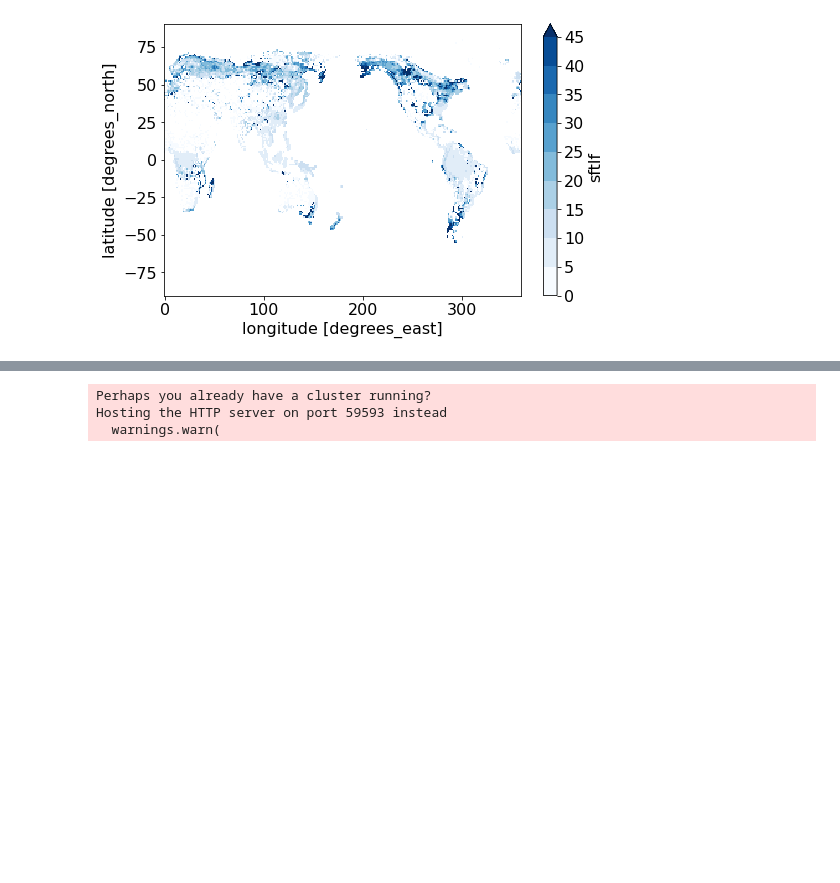
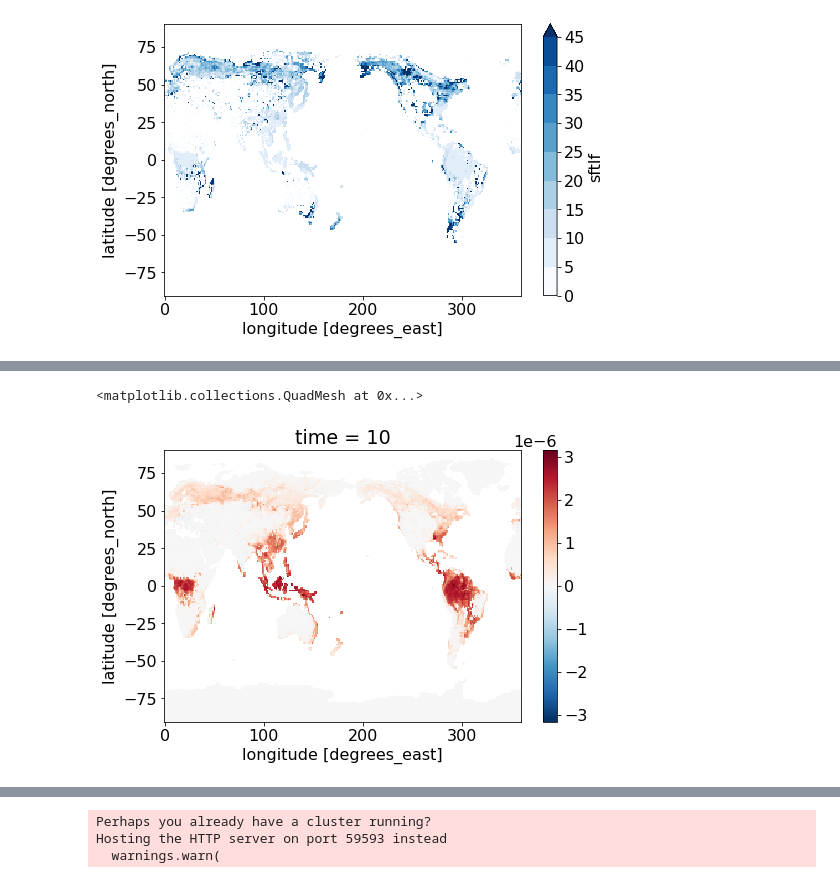
Before and after one commit to ckoven/flat10, a Jupyter notebook: flat10-analysis.ipynb, the cells around one changed output, grey strips where cells are left out. Saved outputs shown, nothing was run; the diff lists cells and outputs as text; code cells hidden in the pictures; blank space fills up the shorter version.

```diff
--- a/flat10-analysis.ipynb
+++ b/flat10-analysis.ipynb
@@ -748,0 +716,8 @@ cflux_spatial_emulator_zec.mean(dim='lon').plot(x='time')
+# %%
+cflux_spatial_emulator_zec_noinfs = (cflux_spatial_emulator_zec * (np.isfinite(cflux_spatial_emulator_zec) / np.isfinite(cflux_spatial_emulator_zec)))
+cflux_spatial_emulator_zec_noinfs = cflux_spatial_emulator_zec_noinfs.fillna(0)
+cflux_spatial_emulator_zec_masked = cflux_spatial_emulator_zec_noinfs * landmask.data
+cflux_spatial_emulator_zec_masked.isel(time=10).plot()
+# %% [output]
+<matplotlib.collections.QuadMesh at 0x...>
+[figure, added]
```
Also changed, not shown: parts of 54 cells of this notebook.
